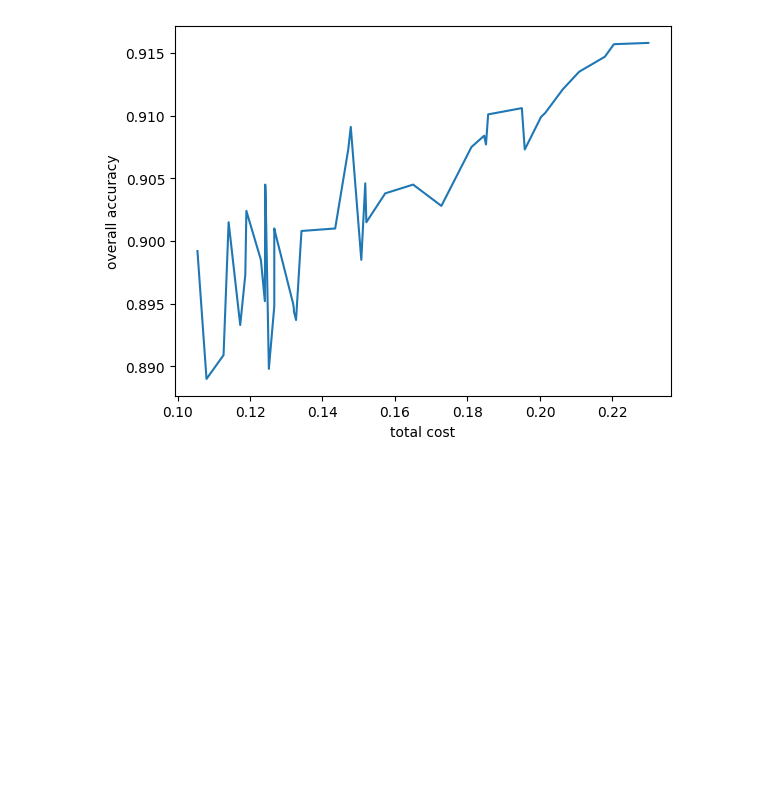
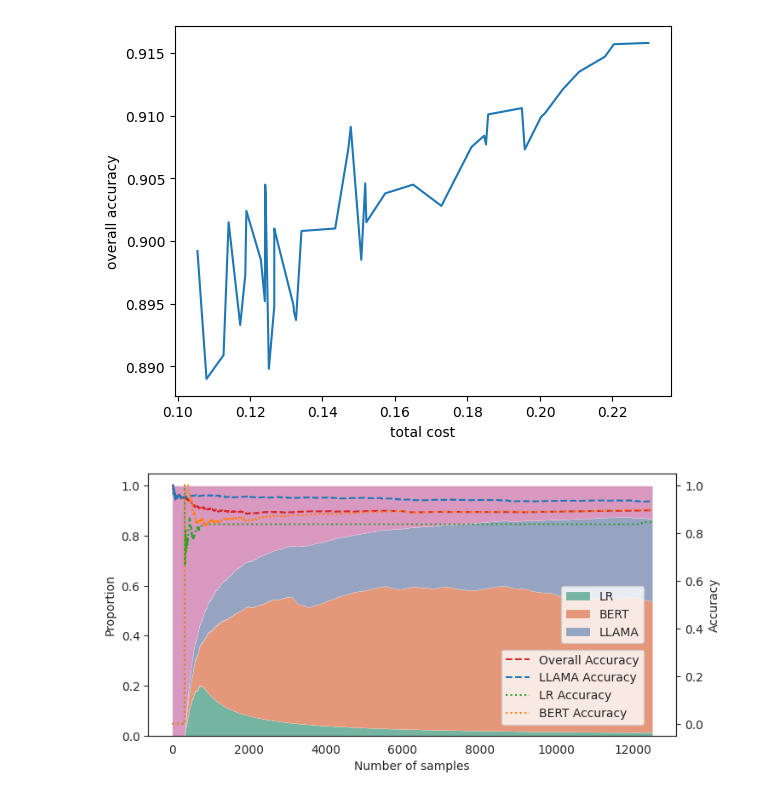
Before and after one commit to Flitternie/online_cascade_learning, a Jupyter notebook: log_visualizer.ipynb, the cells around one changed output. Cells and saved outputs as stored; diff of their text form; code cells hidden in the pictures; blank space fills up the shorter version.

Commit message:
add isear & update log visualizer

```diff
--- a/log_visualizer.ipynb
+++ b/log_visualizer.ipynb
@@ -84,3 +86,60 @@ plot_figure(cascade_logs, cascade_costs)
 # %% [output]
 cascade size:  3
 [figure]
+# %%
+import seaborn as sns
+# set seaborn style as whitegrid
+sns.set_style("white")
+colors = sns.color_palette("Set2", desat=.7)
+colors2 = sns.color_palette()
+
+model_prop = [[] for i in range(cascade_size)]
+llm_prop = []
+model_accu = [[] for i in range(cascade_size)]
+model_de_facto_accu = [[] for i in range(cascade_size)]
+llm_acc, overall_acc = [], []
+with open(log_dir+f) as file:
+    for line in file.readlines():
+        line = line.replace('na', '0')
+        data = line.strip().split(',')
+        for k in range(cascade_size):
+            model_prop[k].append(float(data[k + cascade_size + 2]))
+        llm_prop.append(1 - sum(model_prop[i][-1] for i in range(cascade_size)))
+        for k in range(cascade_size):
+            model_de_facto_accu[k].append(float(data[k + cascade_size * 3 + 2]))
+        for k in range(cascade_size):
+            model_accu[k].append(float(data[k + cascade_size * 4 + 2]))
+        llm_acc.append(float(data[-2]))
+        overall_acc.append(float(data[-1]))
+
+# plot the proportion on a stacked plot
+fig, ax1 = plt.subplots()
+ax1.stackplot(range(len(overall_acc)), model_prop, llm_prop, labels=['LR', 'BERT', 'LLAMA'], colors=colors, edgecolor='white', linewidth=0.1)
+# set a color less transparent
+ax1.set_xlabel('Number of samples')
+ax1.set_ylabel('Proportion')
+ax1.legend(loc='lower right', framealpha=.8,  bbox_to_anchor=(0.95, 0.33))
+
+ax2 = ax1.twinx()
+ax2.set_ylabel('Accuracy')
+
+ax2.plot(overall_acc, 'r--', label='Overall Accuracy', color=colors2[3])
+
+ax2.plot(llm_acc, '--', label='LLAMA Accuracy', color=colors2[0])
+
+
+# ax2.plot(lr_acc, '--', label='LR Accuracy', color=colors2[2])
+ax2.plot(model_de_facto_accu[0], ':', label='LR Accuracy', color=colors2[2])
+
+# ax2.plot(bert_acc, '--', label='BERT Accuracy', color=colors2[1])
+ax2.plot(model_de_facto_accu[1], ':', label='BERT Accuracy', color=colors2[1])
+
+
+ax2.legend(loc='lower right', framealpha=.8, bbox_to_anchor=(0.95, 0.02))
+
+fig.set_size_inches(8, 4)
+plt.show()
+# save as pdf
+# fig.savefig('imdb_0.002.pdf', dpi=300, bbox_inches='tight')
+# %% [output]
+[figure, added]
```
Also changed, not shown: parts of 2 cells of this notebook, 2 other files.
